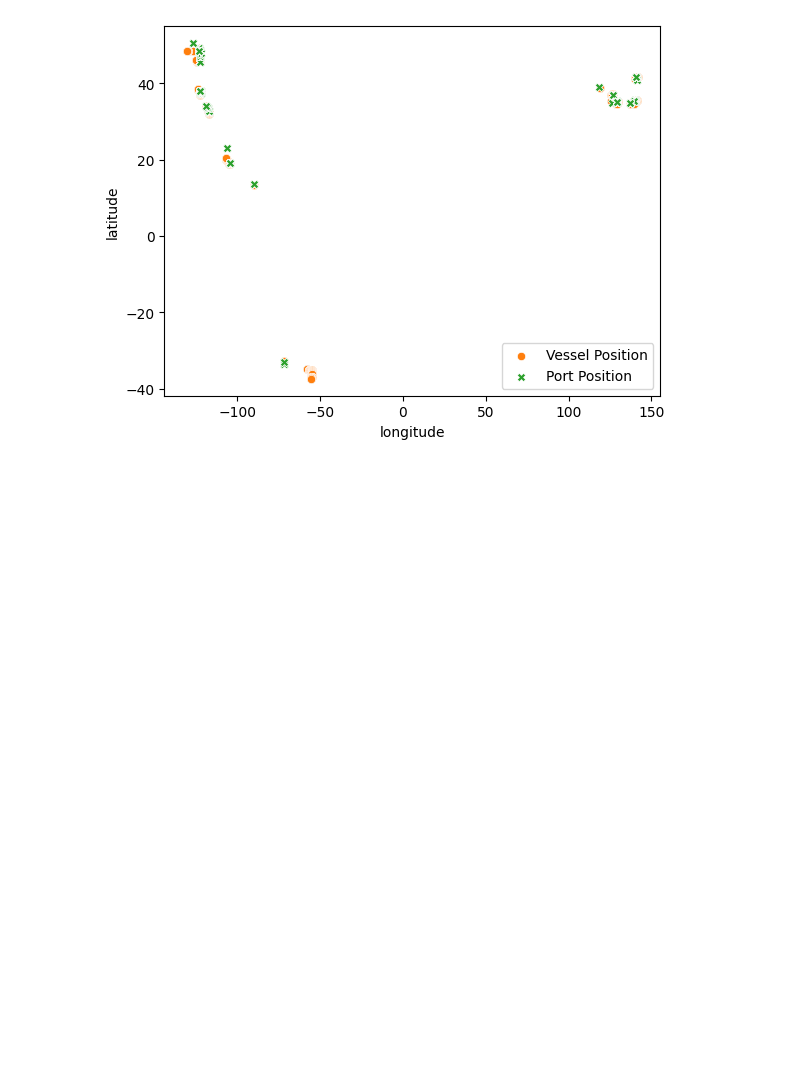
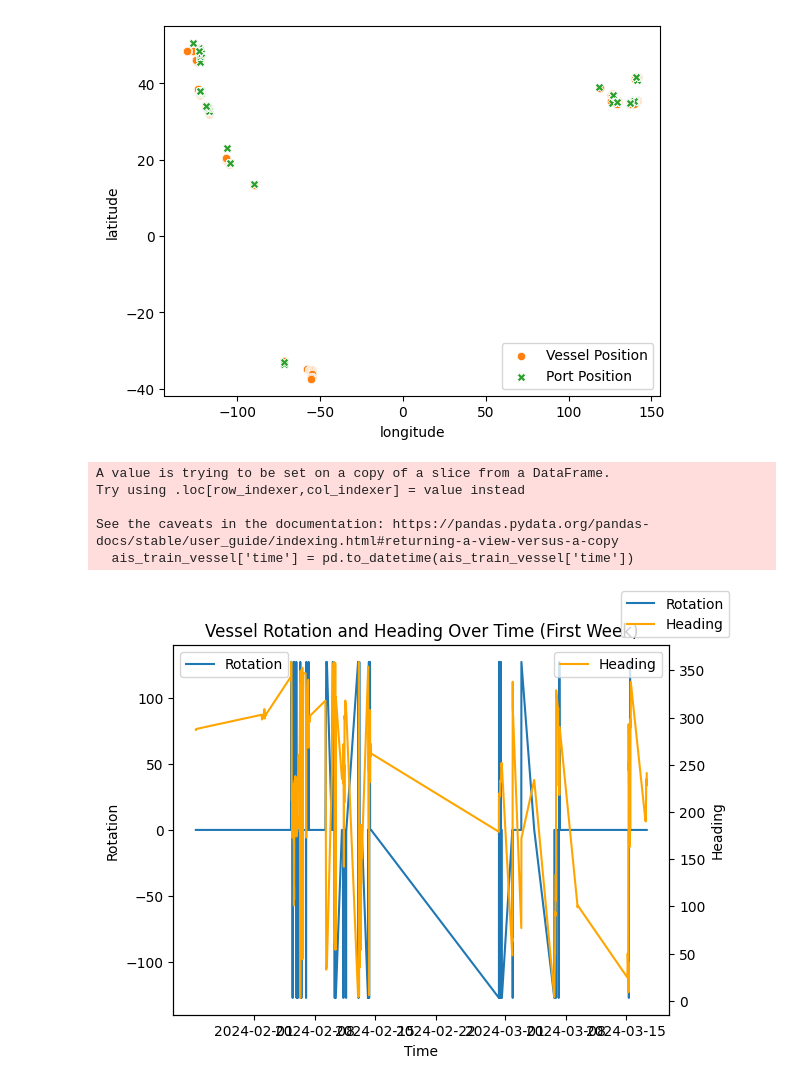
Before and after one commit to alexandersundquist/TDT4173-Modern-Machine-Learning-In-Practice-Project, a Jupyter notebook: exploratory_data_analysis.ipynb, the cells around one changed output. Saved outputs shown, nothing was run; the diff lists cells and outputs as text; code cells hidden in the pictures; blank space fills up the shorter version.

Commit message:
rotation and heading

```diff
--- a/exploratory_data_analysis.ipynb
+++ b/exploratory_data_analysis.ipynb
@@ -62,3 +62,33 @@ plt.legend()
 plt.show()
 # %% [output]
 [figure]
+# %%
+# Convert 'time' column to datetime
+ais_train_vessel['time'] = pd.to_datetime(ais_train_vessel['time'])
+
+# Filter data for the first week
+start_date = ais_train_vessel['time'].min() + pd.Timedelta(days=21)
+end_date = start_date + pd.Timedelta(days=56)
+ais_train_vessel_week = ais_train_vessel[(ais_train_vessel['time'] >= start_date) & (ais_train_vessel['time'] <= end_date)]
+
+# Plot the data for the first week
+fig, ax1 = plt.subplots()
+
+sns.lineplot(data=ais_train_vessel_week, x='time', y='rot', ax=ax1, label='Rotation')
+ax1.set_xlabel('Time')
+ax1.set_ylabel('Rotation')
+ax1.set_title('Vessel Rotation and Heading Over Time (First Week)')
+
+ax2 = ax1.twinx()
+sns.lineplot(data=ais_train_vessel_week, x='time', y='heading', ax=ax2, color='orange', label='Heading')
+ax2.set_ylabel('Heading')
+
+fig.legend(loc='upper right')
+plt.show()
+# %% [output]
+A value is trying to be set on a copy of a slice from a DataFrame.
+Try using .loc[row_indexer,col_indexer] = value instead
+
+See the caveats in the documentation: https://pandas.pydata.org/pandas-docs/stable/user_guide/indexing.html#returning-a-view-versus-a-copy
+  ais_train_vessel['time'] = pd.to_datetime(ais_train_vessel['time'])
+[figure, added]
```
Also changed, not shown: 1 other file.
